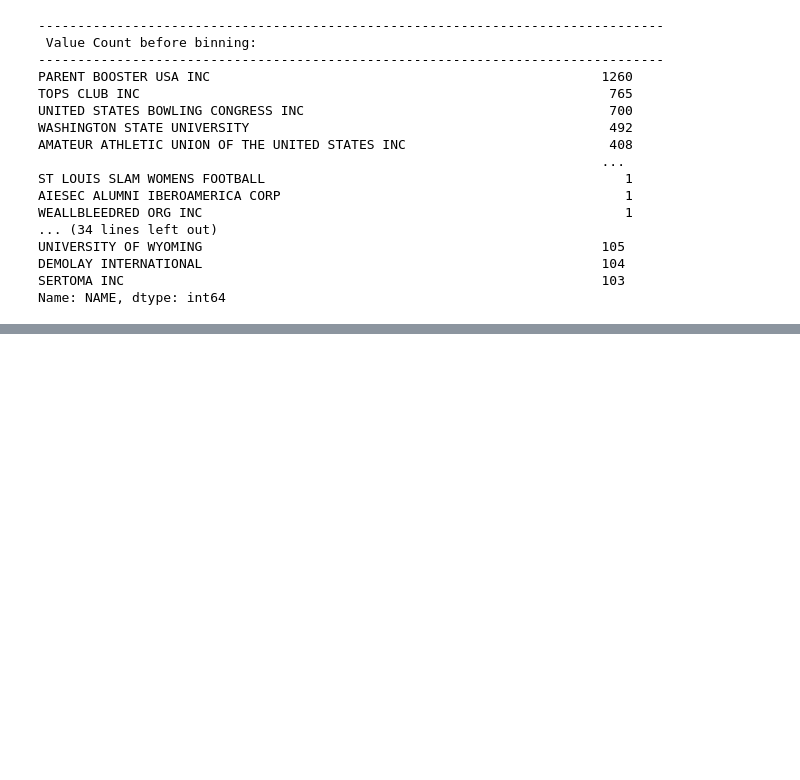
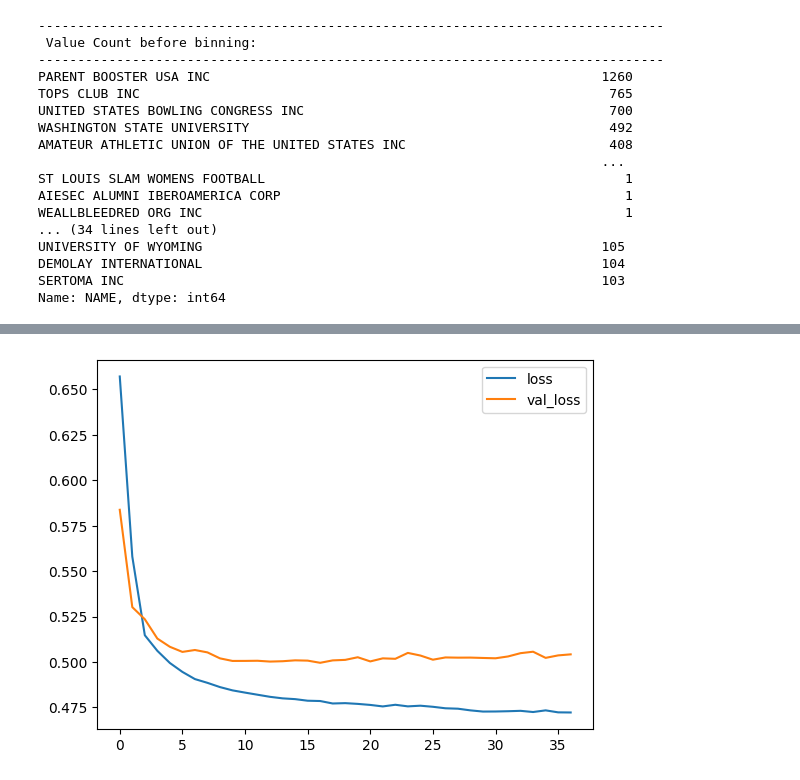
Before and after one commit to theidari/alphabet_soup, a Jupyter notebook: src/AlphabetSoupCharity_Optimization.ipynb, the cells around one changed output, grey strips where cells are left out. Cells and saved outputs as stored; diff of their text form; code cells hidden in the pictures; blank space fills up the shorter version.

```diff
--- a/src/AlphabetSoupCharity_Optimization.ipynb
+++ b/src/AlphabetSoupCharity_Optimization.ipynb
@@ -175,0 +254,33 @@ hist.plot(y='accuracy', title='Training Accuracy', legend=False)
+# %%
+from tensorflow import keras
+from tensorflow.keras import layers, callbacks
+
+early_stopping = callbacks.EarlyStopping(
+    min_delta=0.001, # minimium amount of change to count as an improvement
+    patience=20, # how many epochs to wait before stopping
+    restore_best_weights=True,
+)
+
+model = keras.Sequential([
+    layers.Dense(320, activation='relu', input_dim=input_features),
+    layers.Dense(320, activation='relu'),
+    layers.Dense(120, activation='relu'),
+    layers.Dense(120, activation='relu'),
+    layers.Dense(units=1, activation="sigmoid"),
+])
+
+model.compile(loss='binary_crossentropy', optimizer='adam', metrics=['binary_accuracy'])
+
+history = model.fit(
+    X_train_scaled, y_train,
+    validation_data=(X_test_scaled, y_test),
+    batch_size=10000,
+    epochs=500,
+    callbacks=[early_stopping], # put your callbacks in a list
+    verbose=0,  # turn off training log
+)
+
+history_df = pd.DataFrame(history.history)
+history_df.loc[:, ['loss', 'val_loss']].plot();
+print("Minimum validation loss: {}".format(history_df['val_loss'].min()))
+# %% [output]
@@ -175,0 +288 @@ hist.plot(y='accuracy', title='Training Accuracy', legend=False)
+[figure, added]
```
Also changed, not shown: parts of 12 cells of this notebook.
